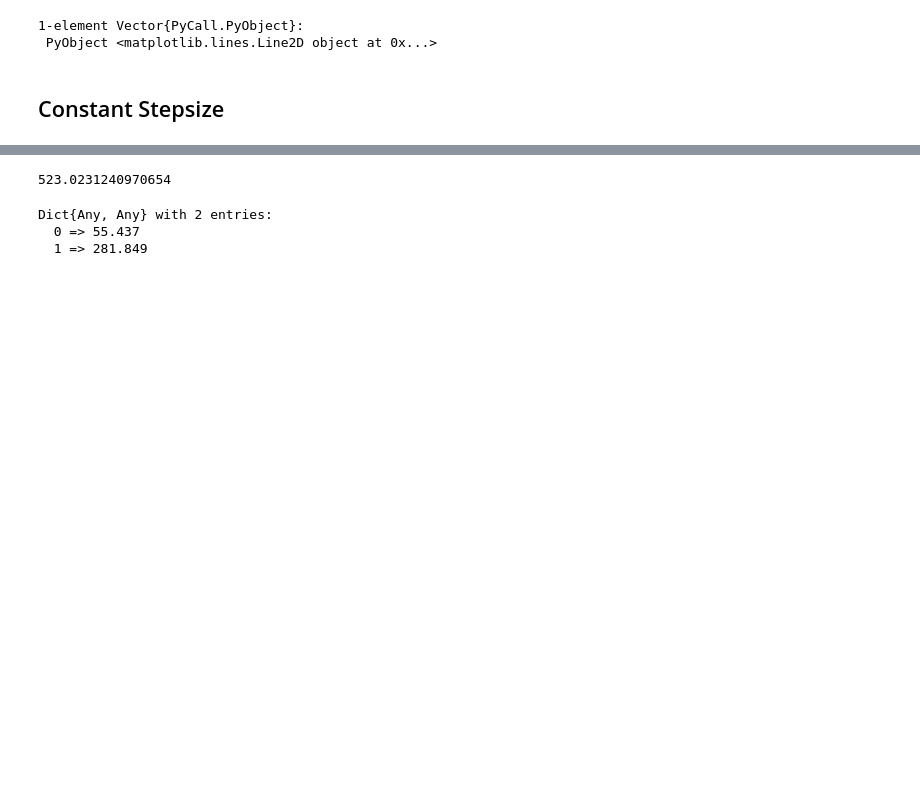
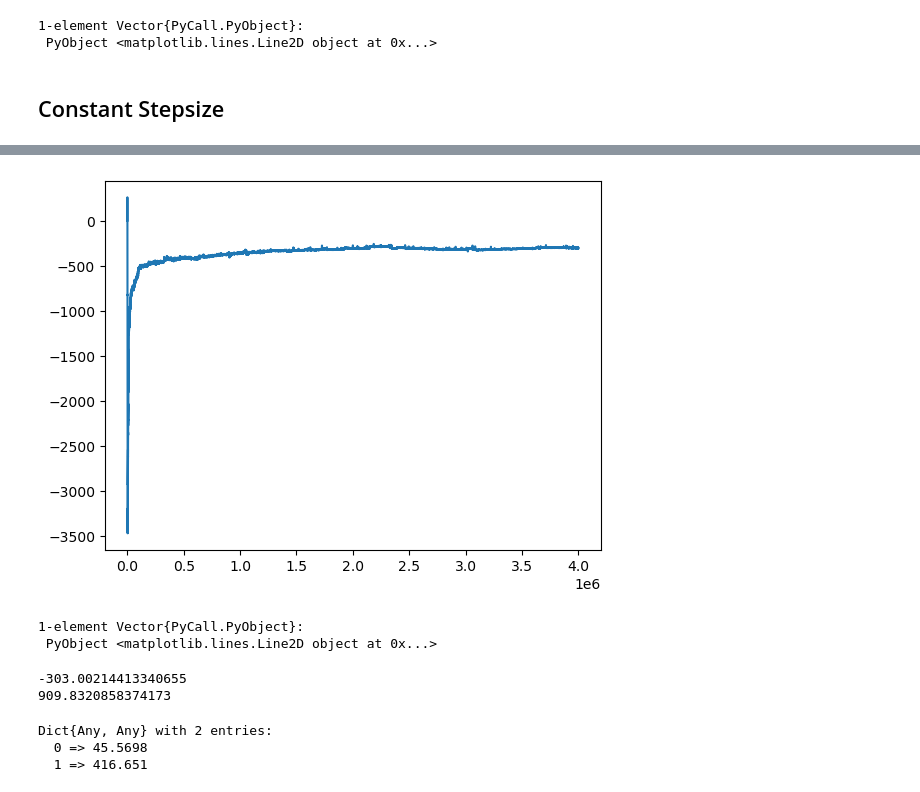
Before and after one commit to fairleyl/PhD-Code, a Jupyter notebook: Problem-Suite-NewVFA.ipynb, the cells around one changed output, grey strips where cells are left out. Drawn from its saved outputs; the diff is of its cells as text; code cells hidden in the pictures; blank space fills up the shorter version.

Commit message:
Update Problem-Suite-NewVFA.ipynb
Adjusted constant stepsize tests to reflect current outputs

```diff
--- a/Problem-Suite-NewVFA.ipynb
+++ b/Problem-Suite-NewVFA.ipynb
@@ -5331,7 +5331,7 @@ PyPlot.plot(vs0Hist)
 # %% [markdown]
 ## Constant Stepsize
 # %%
-nMax = 2000000
-resultNewVFA = smarviNewVFA_ST(N,alpha_d, alpha_r, beta, tau, c0, c1, r, nMax, 0.01, 1.0; stepsizeType = "constant", printProgress = true, modCounter = 100000)
+nMax = 4000000
+resultNewVFA = smarviNewVFA_ST(N,alpha_d, alpha_r, beta, tau, c0, c1, r, nMax, 0.01, 10.0; stepsizeType = "constant", printProgress = true, modCounter = 500000)
 println("Complete")
 println(resultNewVFA[3])
@@ -5340,8 +5355,7 @@ PyPlot.plot(resultNewVFA[4][200000:nMax])
 # %%
-vnHist = resultNewVFA[6]
-vn0 = []
-vn1 = []
-for vn in vnHist
-    push!(vn0, vn[0])
-    push!(vn1, vn[1])
-end
+vs0Hist = resultNewVFA[5]
+PyPlot.plot(vs0Hist)
+# %% [output]
+[figure, added]
+1-element Vector{PyCall.PyObject}:
+ PyObject <matplotlib.lines.Line2D object at 0x...>
@@ -5352,12 +5362,14 @@ PyPlot.plot(vn1)
 # %%
 ve = resultNewVFA[1]
 vn = resultNewVFA[2]
-v([1,1,1,1],N,alpha_d, alpha_r, beta, tau, c0, c1, r, ve, vn)
+println(v([1,1,1,1,1],N,alpha_d, alpha_r, beta, tau, c0, c1, r, ve, vn))
+println(v([3,3,3,3,3],N,alpha_d, alpha_r, beta, tau, c0, c1, r, ve, vn))
 # %% [output]
-523.0231240970654
+-303.00214413340655
+909.8320858374173
 # %%
 vn
 # %% [output]
 Dict{Any, Any} with 2 entries:
-  0 => 55.437
-  1 => 281.849
+  0 => 45.5698
+  1 => 416.651
```
Also changed, not shown: parts of 9 cells of this notebook.
